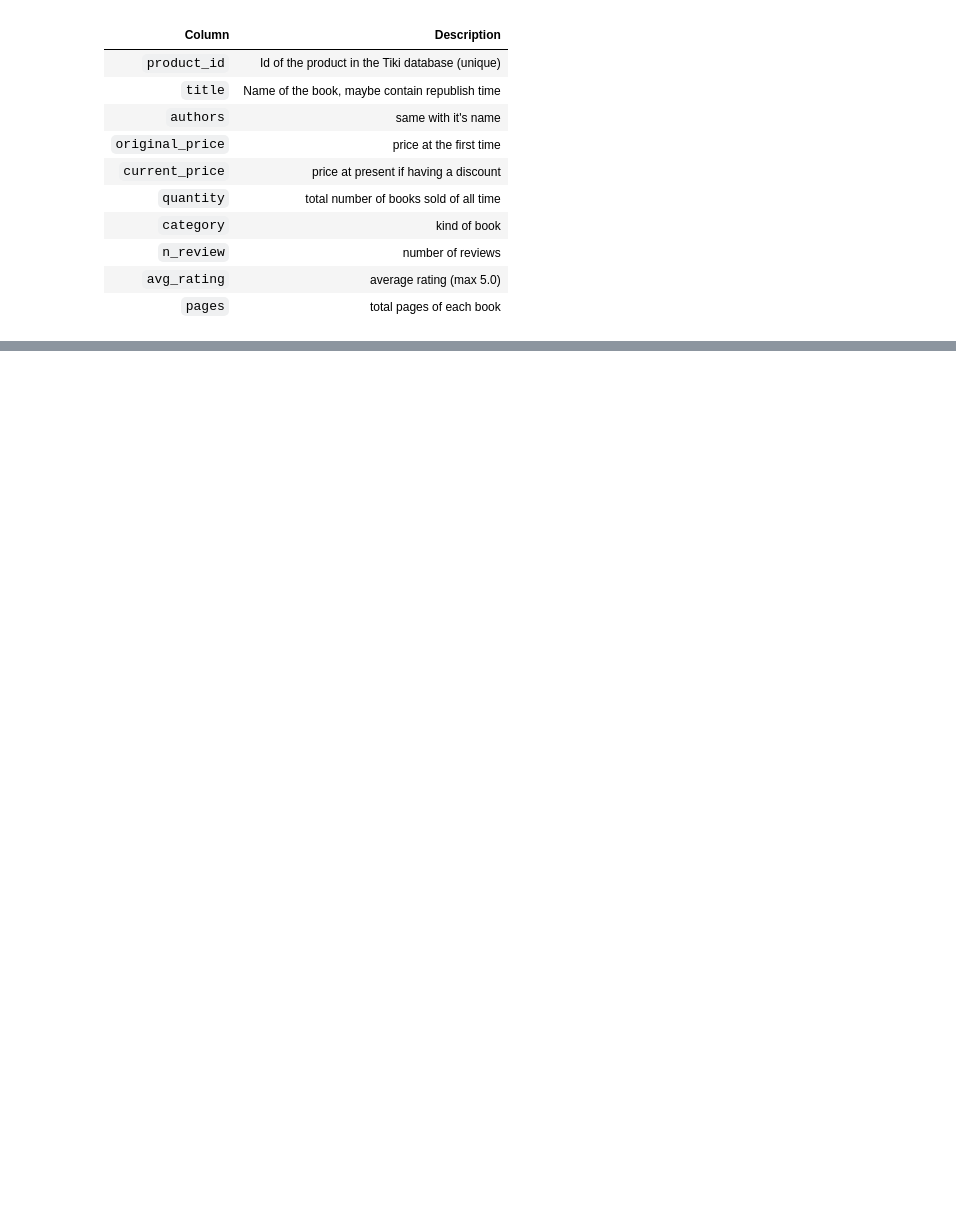
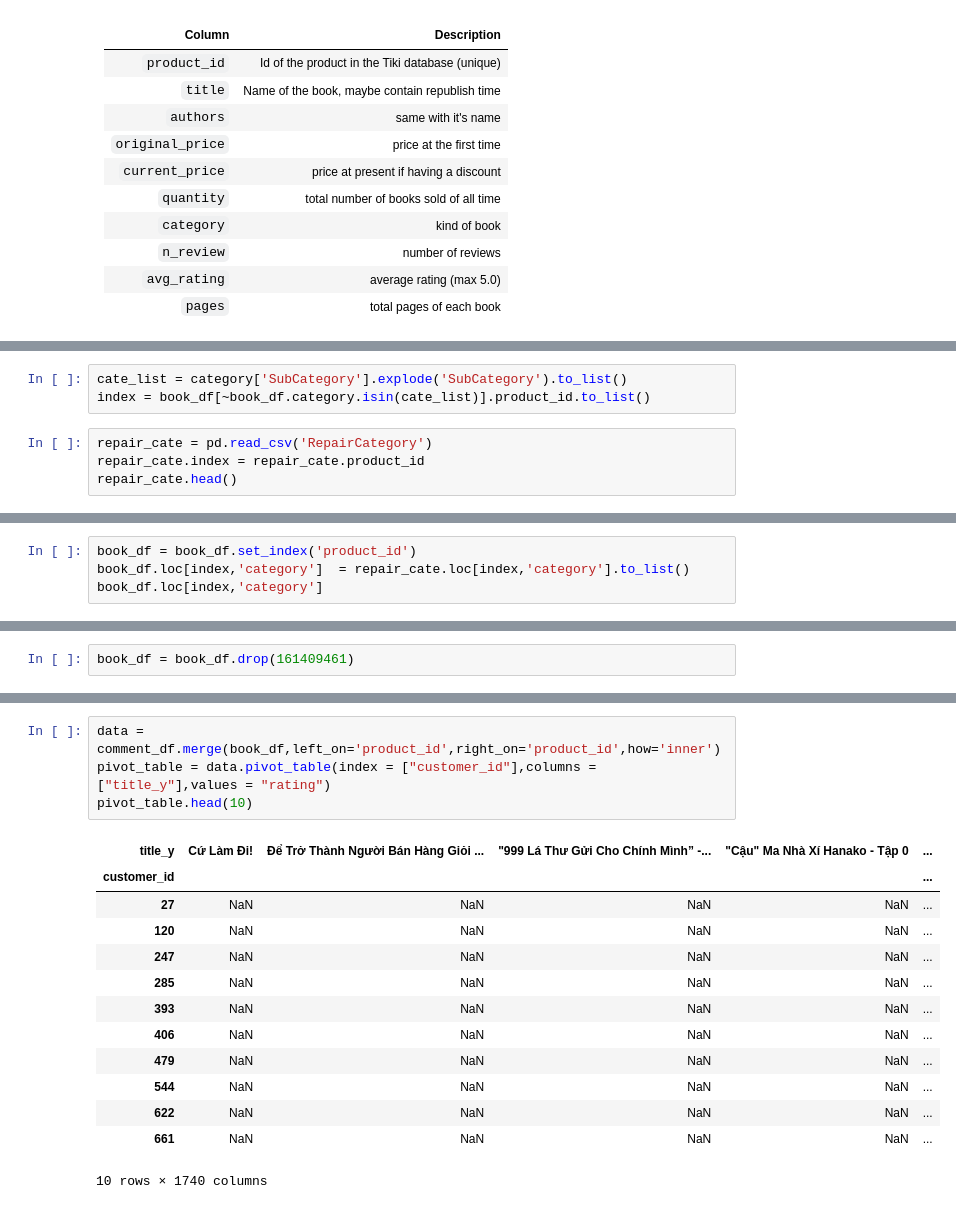
Before and after one commit to trungluong12/LTCKHDL_FinalProject, a Jupyter notebook: FinalProject.ipynb, the cells around one changed output, grey strips where cells are left out. Saved outputs shown, nothing was run; the diff lists cells and outputs as text; blank space fills up the shorter version.

```diff
--- a/FinalProject.ipynb
+++ b/FinalProject.ipynb
@@ -59,0 +425,7 @@ Number of cols:  7
+# %%
+cate_list = category['SubCategory'].explode('SubCategory').to_list()
+index = book_df[~book_df.category.isin(cate_list)].product_id.to_list()
+# %%
+repair_cate = pd.read_csv('RepairCategory')
+repair_cate.index = repair_cate.product_id
+repair_cate.head()
@@ -59,0 +440,4 @@ Number of cols:  7
+# %%
+book_df = book_df.set_index('product_id')
+book_df.loc[index,'category']  = repair_cate.loc[index,'category'].to_list()
+book_df.loc[index,'category']
@@ -59,0 +453,2 @@ Number of cols:  7
+# %%
+book_df = book_df.drop(161409461)
@@ -59,0 +474,18 @@ Number of cols:  7
+# %%
+data = comment_df.merge(book_df,left_on='product_id',right_on='product_id',how='inner')
+pivot_table = data.pivot_table(index = ["customer_id"],columns = ["title_y"],values = "rating")
+pivot_table.head(10)
+# %% [output]
+| title_y | Cứ Làm Đi! | Để Trở Thành Người Bán Hàng Giỏi ... | "999 Lá Thư Gửi Cho Chính Mình” -... | "Cậu" Ma Nhà Xí Hanako - Tập 0 | ... |
+| customer_id |  |  |  |  | ... |
+| 27 | NaN | NaN | NaN | NaN | ... |
+| 120 | NaN | NaN | NaN | NaN | ... |
+| 247 | NaN | NaN | NaN | NaN | ... |
+| 285 | NaN | NaN | NaN | NaN | ... |
+| 393 | NaN | NaN | NaN | NaN | ... |
+| 406 | NaN | NaN | NaN | NaN | ... |
+| 479 | NaN | NaN | NaN | NaN | ... |
+| 544 | NaN | NaN | NaN | NaN | ... |
+| 622 | NaN | NaN | NaN | NaN | ... |
+| 661 | NaN | NaN | NaN | NaN | ... |
+10 rows × 1740 columns
```
Also changed, not shown: parts of 42 cells of this notebook, 3 other files.
